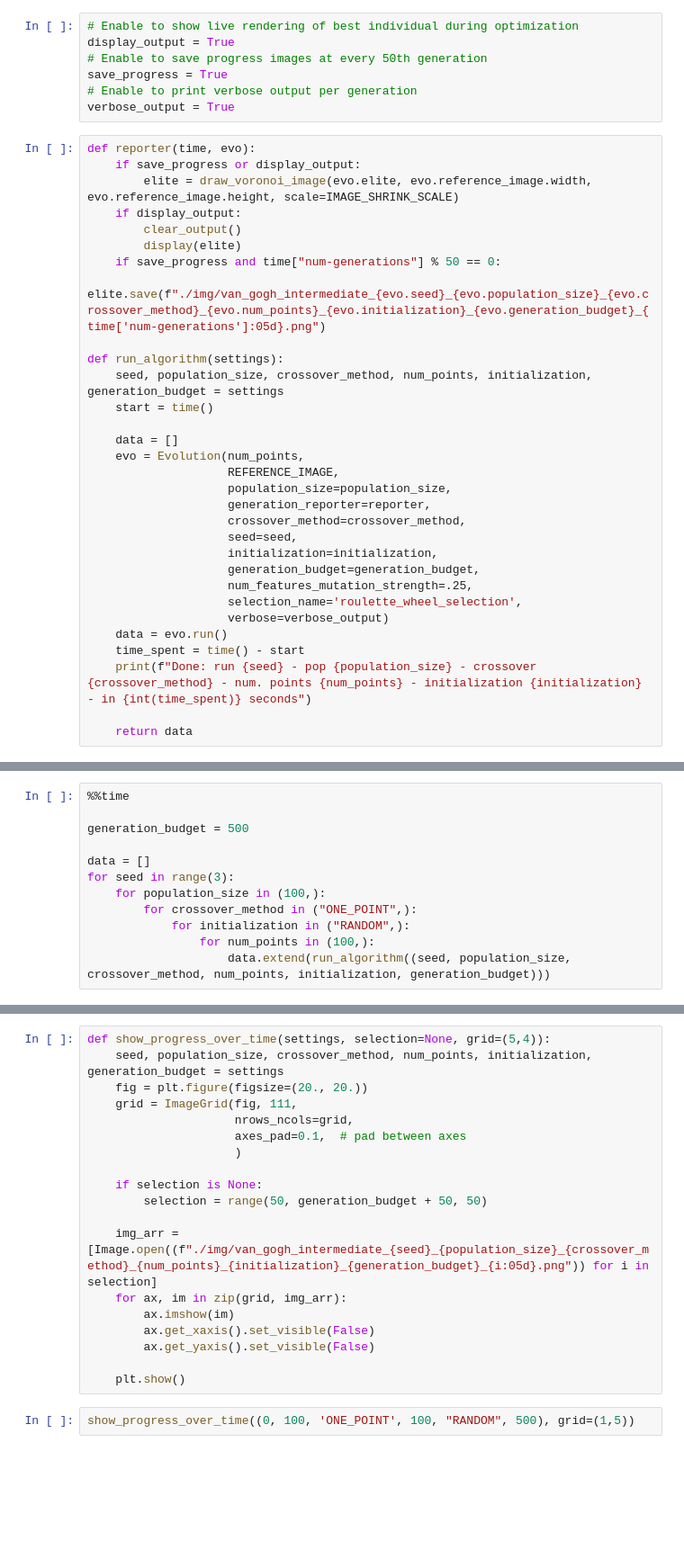
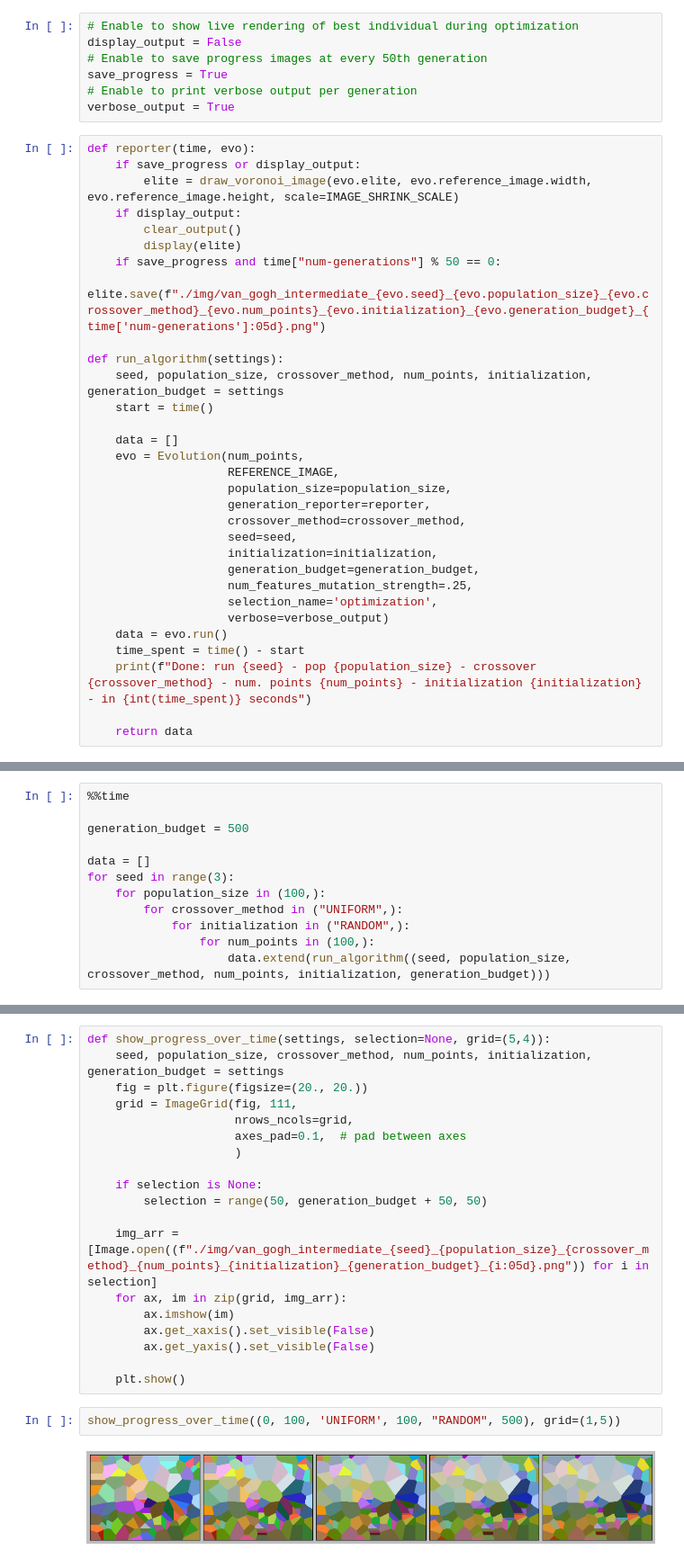
Before and after one commit to JorisWeeda/Evolutionary-Algorithm-Van-Gogh, a Jupyter notebook: analysis.ipynb, the cells around one changed output, grey strips where cells are left out. Shown: that part at 90% size. Saved outputs shown, nothing was run; the diff lists cells and outputs as text; blank space fills up the shorter version.

Commit message:
Added combination of methods

```diff
--- a/analysis.ipynb
+++ b/analysis.ipynb
@@ -20,7 +20,7 @@ display(REFERENCE_IMAGE)
 [figure]
 # %%
 # Enable to show live rendering of best individual during optimization
-display_output = True
+display_output = False
 # Enable to save progress images at every 50th generation
 save_progress = True
 # Enable to print verbose output per generation
@@ -49,7 +49,7 @@ def run_algorithm(settings):
                     initialization=initialization,
                     generation_budget=generation_budget,
                     num_features_mutation_strength=.25,
-                    selection_name='roulette_wheel_selection',
+                    selection_name='optimization',
                     verbose=verbose_output)
     data = evo.run()
     time_spent = time() - start
@@ -90,7 +89,7 @@ generation_budget = 500
 data = []
 for seed in range(3):
     for population_size in (100,):
-        for crossover_method in ("ONE_POINT",):
+        for crossover_method in ("UNIFORM",):
             for initialization in ("RANDOM",):
                 for num_points in (100,):
                     data.extend(run_algorithm((seed, population_size, crossover_method, num_points, initialization, generation_budget)))
@@ -144,4 +140,6 @@ def show_progress_over_time(settings, selection=None, grid=(5,4)):
 
     plt.show()
 # %%
-show_progress_over_time((0, 100, 'ONE_POINT', 100, "RANDOM", 500), grid=(1,5))
+show_progress_over_time((0, 100, 'UNIFORM', 100, "RANDOM", 500), grid=(1,5))
+# %% [output]
+[figure, added]
```
Also changed, not shown: parts of 4 cells of this notebook, 2 other files.
